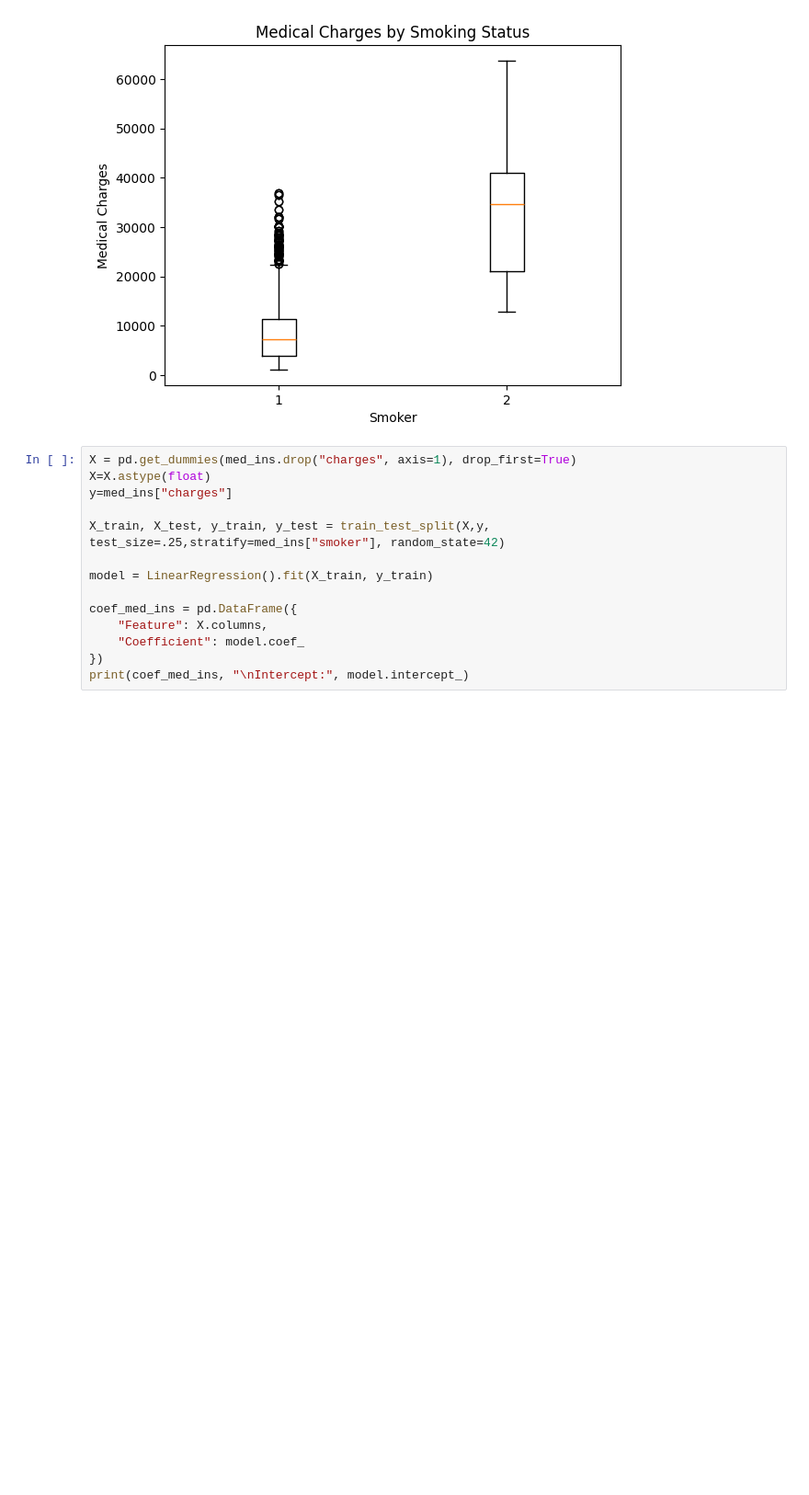
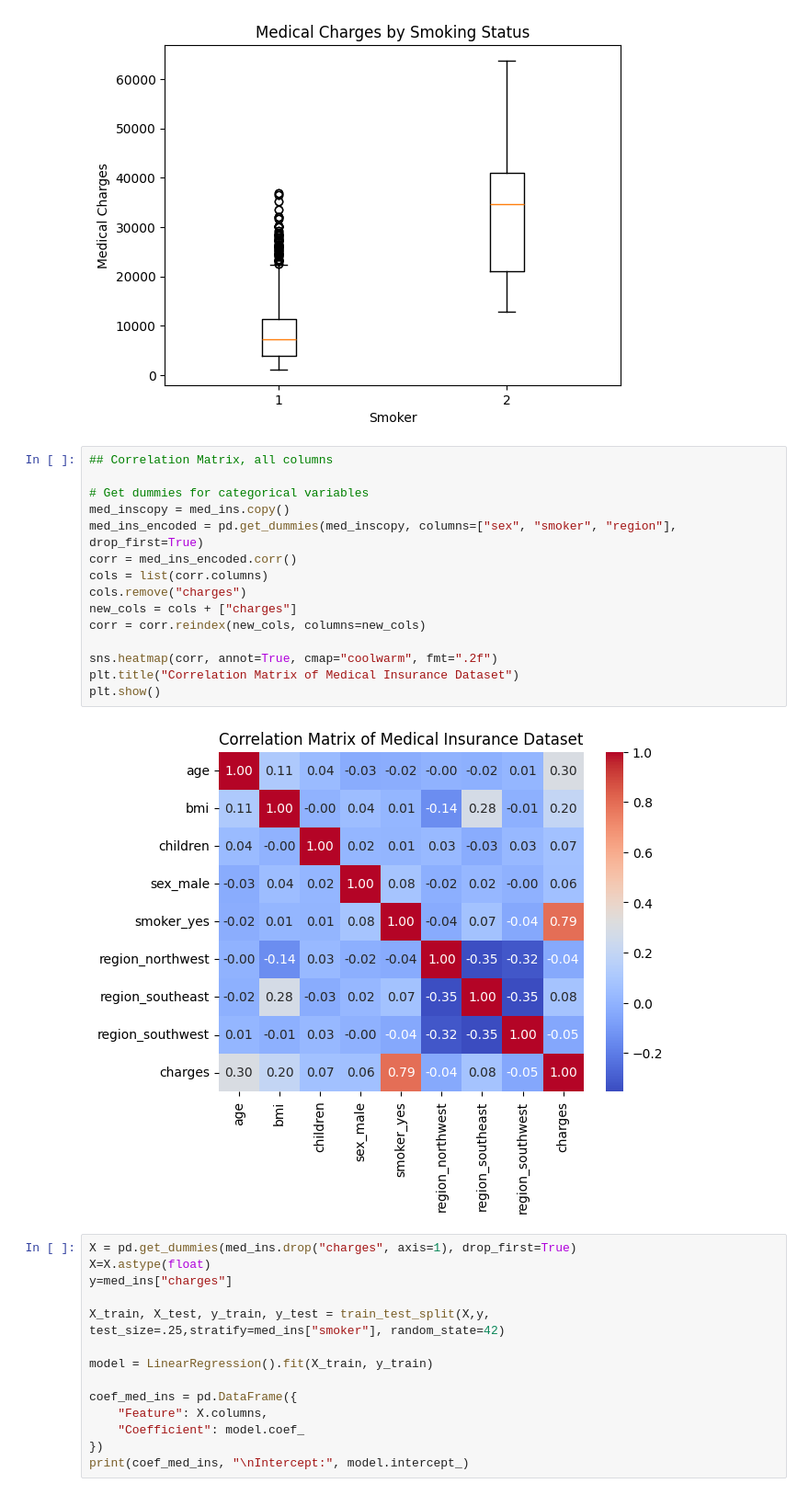
Before and after one commit to r-s-r-99/STAT4365FinalProj, a Jupyter notebook: FinalProject3.ipynb, the cells around one changed output. Shown at 92% size. Drawn from its saved outputs; the diff is of its cells as text; blank space fills up the shorter version.

Commit message:
added linear smoker vs non-smoker, conclusions, and heat correlation plot

```diff
--- a/FinalProject3.ipynb
+++ b/FinalProject3.ipynb
@@ -95,6 +96,23 @@ plt.title("Medical Charges by Smoking Status")
 plt.show()
 # %% [output]
 [figure]
+# %%
+## Correlation Matrix, all columns
+
+# Get dummies for categorical variables
+med_inscopy = med_ins.copy()
+med_ins_encoded = pd.get_dummies(med_inscopy, columns=["sex", "smoker", "region"], drop_first=True)
+corr = med_ins_encoded.corr()
+cols = list(corr.columns)
+cols.remove("charges")
+new_cols = cols + ["charges"]
+corr = corr.reindex(new_cols, columns=new_cols)
+
+sns.heatmap(corr, annot=True, cmap="coolwarm", fmt=".2f")
+plt.title("Correlation Matrix of Medical Insurance Dataset")
+plt.show()
+# %% [output]
+[figure, added]
 # %%
 X = pd.get_dummies(med_ins.drop("charges", axis=1), drop_first=True)
 X=X.astype(float)
```
Also changed, not shown: parts of 22 cells of this notebook.
